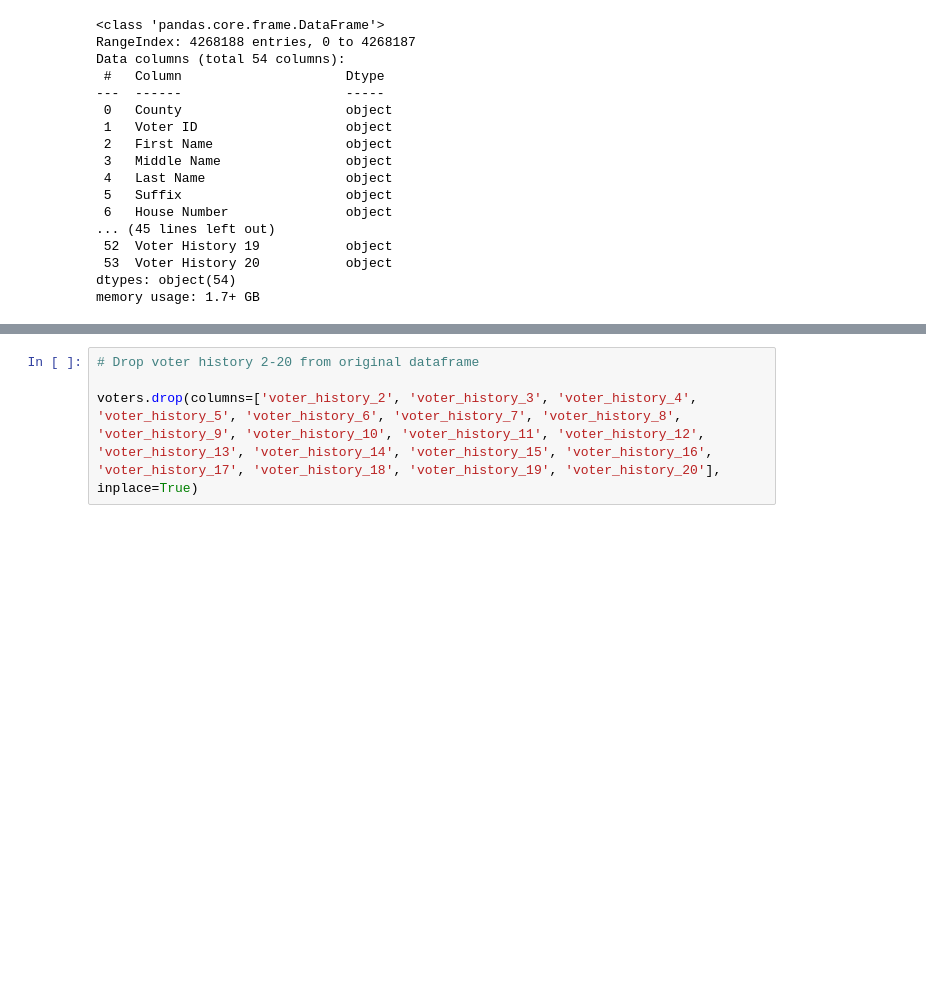
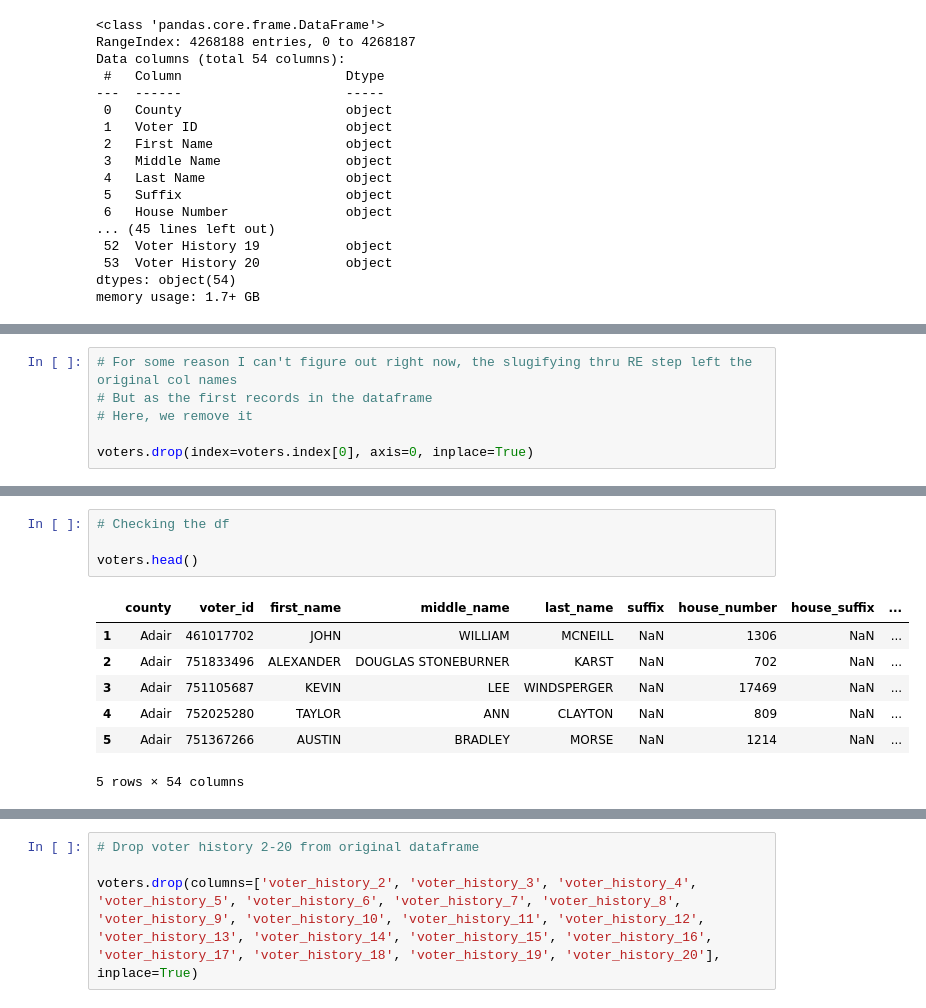
Before and after one commit to irworkshop/accountability_datacleaning, a Jupyter notebook: state/mo/voters_2023/mo-voters-2023.ipynb, the cells around one changed output, grey strips where cells are left out. Saved outputs shown, nothing was run; the diff lists cells and outputs as text; blank space fills up the shorter version.

Commit message:
making progress on MO voters

```diff
--- a/state/mo/voters_2023/mo-voters-2023.ipynb
+++ b/state/mo/voters_2023/mo-voters-2023.ipynb
@@ -91,0 +74,6 @@ memory usage: 1.7+ GB
+# %%
+# For some reason I can't figure out right now, the slugifying thru RE step left the original col names
+# But as the first records in the dataframe
+# Here, we remove it
+
+voters.drop(index=voters.index[0], axis=0, inplace=True)
@@ -91,0 +102,12 @@ memory usage: 1.7+ GB
+# %%
+# Checking the df
+
+voters.head()
+# %% [output]
+|  | county | voter_id | first_name | middle_name | last_name | suffix | house_number | house_suffix | ... |
+| 1 | Adair | 461017702 | JOHN | WILLIAM | MCNEILL | NaN | 1306 | NaN | ... |
+| 2 | Adair | 751833496 | ALEXANDER | DOUGLAS STONEBURNER | KARST | NaN | 702 | NaN | ... |
+| 3 | Adair | 751105687 | KEVIN | LEE | WINDSPERGER | NaN | 17469 | NaN | ... |
+| 4 | Adair | 752025280 | TAYLOR | ANN | CLAYTON | NaN | 809 | NaN | ... |
+| 5 | Adair | 751367266 | AUSTIN | BRADLEY | MORSE | NaN | 1214 | NaN | ... |
+5 rows × 54 columns
```
Also changed, not shown: parts of 36 cells of this notebook, 3 other files.
